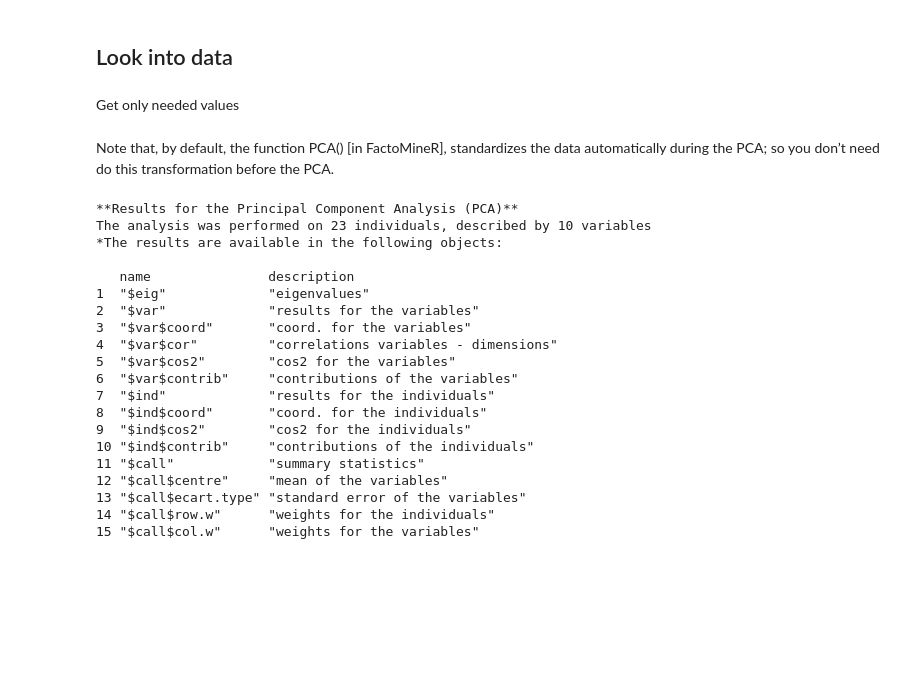
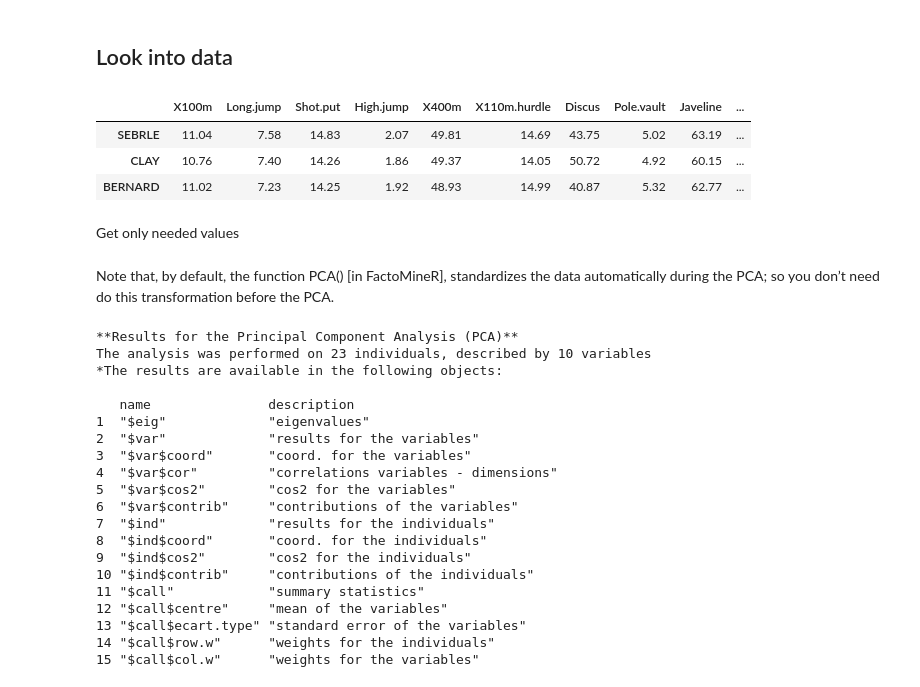
Before and after one commit to Squaess/AdvancedTopicsInAlgebra, a Jupyter notebook: List5/Lab5.ipynb, the cells around one changed output. Cells and saved outputs as stored; diff of their text form; code cells hidden in the pictures; blank space fills up the shorter version.

```diff
--- a/List5/Lab5.ipynb
+++ b/List5/Lab5.ipynb
@@ -7,6 +13,12 @@ library("factoextra")
 ## Look into data
 # %%
 data(decathlon2)
+head(decathlon2, 3)
+# %% [output]
+|  | X100m | Long.jump | Shot.put | High.jump | X400m | X110m.hurdle | Discus | Pole.vault | Javeline | ... |
+| SEBRLE | 11.04 | 7.58 | 14.83 | 2.07 | 49.81 | 14.69 | 43.75 | 5.02 | 63.19 | ... |
+| CLAY | 10.76 | 7.40 | 14.26 | 1.86 | 49.37 | 14.05 | 50.72 | 4.92 | 60.15 | ... |
+| BERNARD | 11.02 | 7.23 | 14.25 | 1.92 | 48.93 | 14.99 | 40.87 | 5.32 | 62.77 | ... |
 # %% [markdown]
 Get only needed values
 # %%
```
Also changed, not shown: parts of 1 cell of this notebook, 3 other files.
